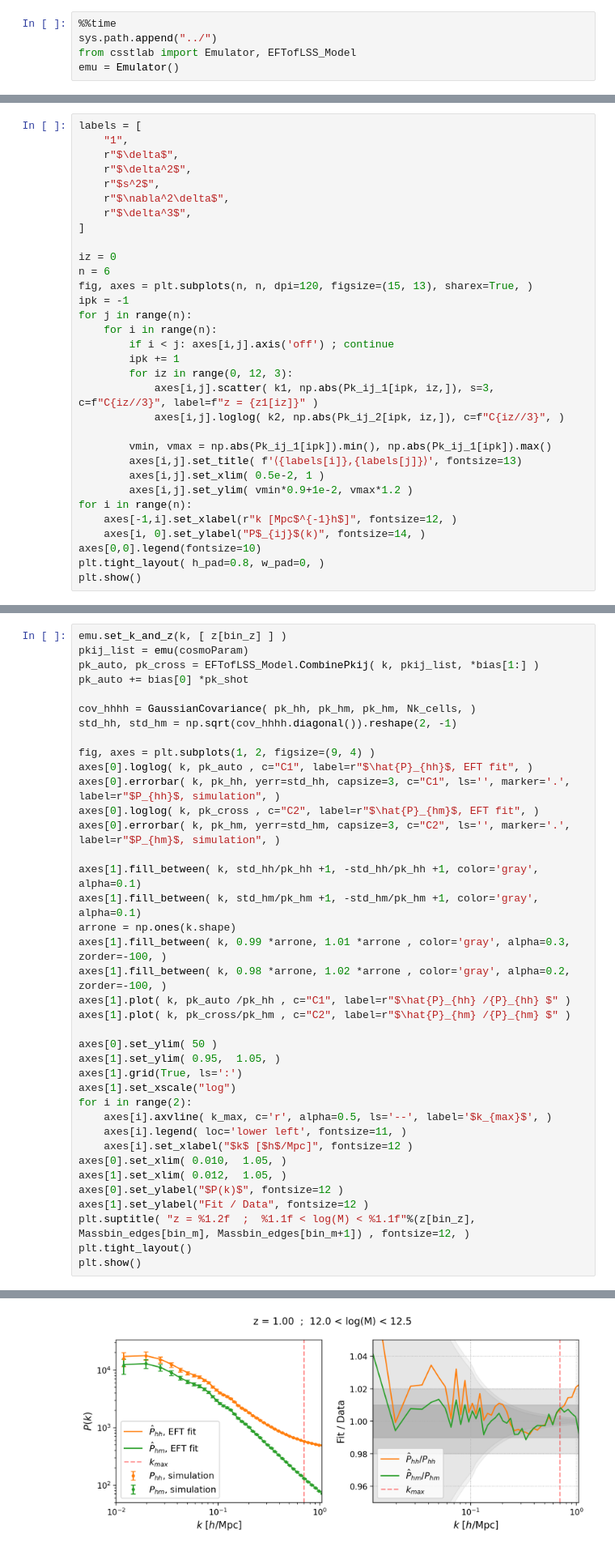
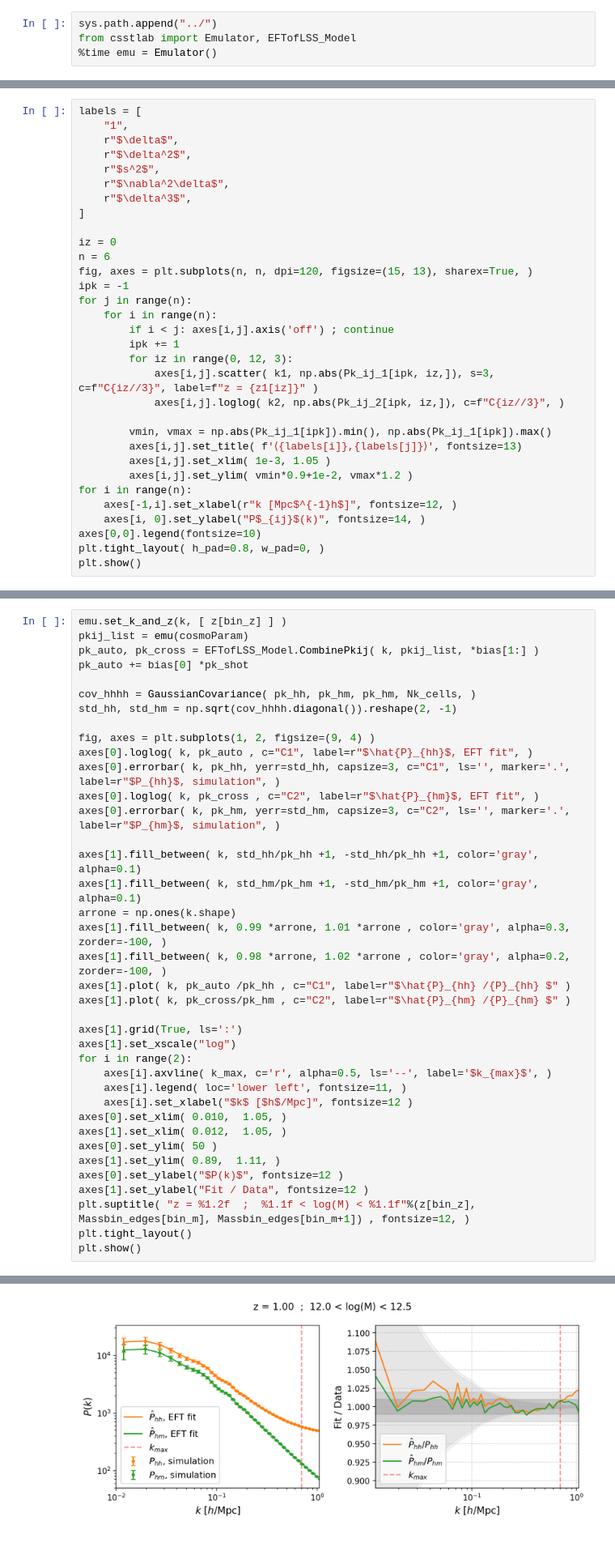
Before and after one commit to ShurenZhou1999/csstlab, a Jupyter notebook: demo/demo.ipynb, the cells around one changed output, grey strips where cells are left out. Shown at 81% size. Cells and saved outputs as stored; diff of their text form.

```diff
--- a/demo/demo.ipynb
+++ b/demo/demo.ipynb
@@ -10,8 +10,7 @@ import matplotlib, matplotlib.pyplot as plt
 ###
 ### load the emulator
 # %%
-%%time
 sys.path.append("../")
 from csstlab import Emulator, EFTofLSS_Model
-emu = Emulator()
+%time emu = Emulator()
 # %% [output]
@@ -69,7 +68,7 @@ for j in range(n):
 
         vmin, vmax = np.abs(Pk_ij_1[ipk]).min(), np.abs(Pk_ij_1[ipk]).max()
         axes[i,j].set_title( f'⟨{labels[i]},{labels[j]}⟩', fontsize=13)
-        axes[i,j].set_xlim( 0.5e-2, 1 )
+        axes[i,j].set_xlim( 1e-3, 1.05 )
         axes[i,j].set_ylim( vmin*0.9+1e-2, vmax*1.2 )
 for i in range(n):
     axes[-1,i].set_xlabel(r"k [Mpc$^{-1}h$]", fontsize=12, )
@@ -197,8 +196,6 @@ axes[1].fill_between( k, 0.98 *arrone, 1.02 *arrone , color='gray', alpha=0.2, z
 axes[1].plot( k, pk_auto /pk_hh , c="C1", label=r"$\hat{P}_{hh} /{P}_{hh} $" )
 axes[1].plot( k, pk_cross/pk_hm , c="C2", label=r"$\hat{P}_{hm} /{P}_{hm} $" )
 
-axes[0].set_ylim( 50 )
-axes[1].set_ylim( 0.95,  1.05, )
 axes[1].grid(True, ls=':')
 axes[1].set_xscale("log")
 for i in range(2):
@@ -207,6 +204,8 @@ for i in range(2):
     axes[i].set_xlabel("$k$ [$h$/Mpc]", fontsize=12 )
 axes[0].set_xlim( 0.010,  1.05, )
 axes[1].set_xlim( 0.012,  1.05, )
+axes[0].set_ylim( 50 )
+axes[1].set_ylim( 0.89,  1.11, )
 axes[0].set_ylabel("$P(k)$", fontsize=12 )
 axes[1].set_ylabel("Fit / Data", fontsize=12 )
 plt.suptitle( "z = %1.2f  ;  %1.1f < log(M) < %1.1f"%(z[bin_z], Massbin_edges[bin_m], Massbin_edges[bin_m+1]) , fontsize=12, )
@@ -216 +218 @@ plt.show()
-[figure, old version]
+[figure, new version]
```
Also changed, not shown: parts of 10 cells of this notebook, 5 other files.
